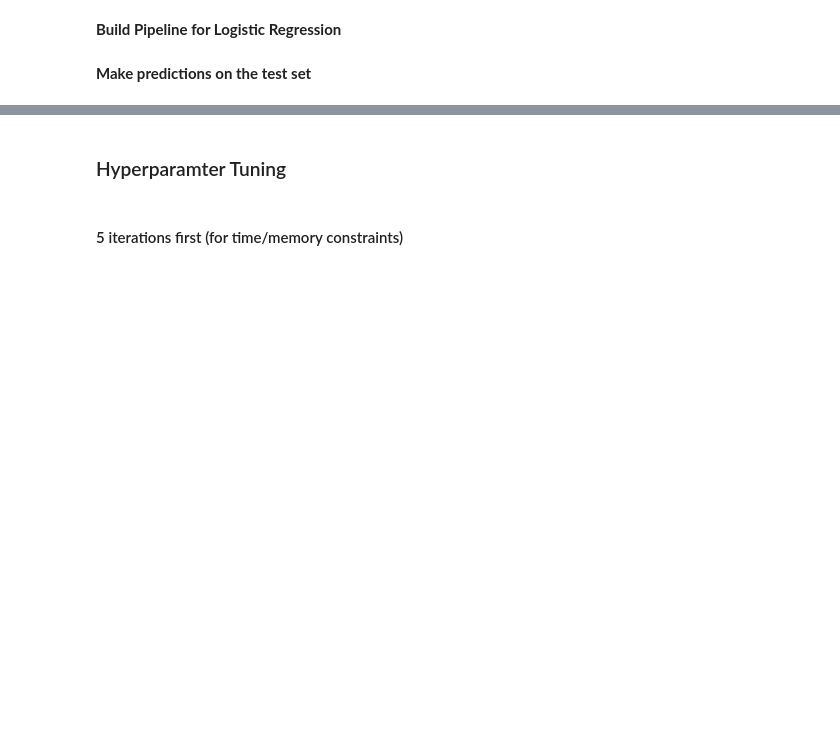
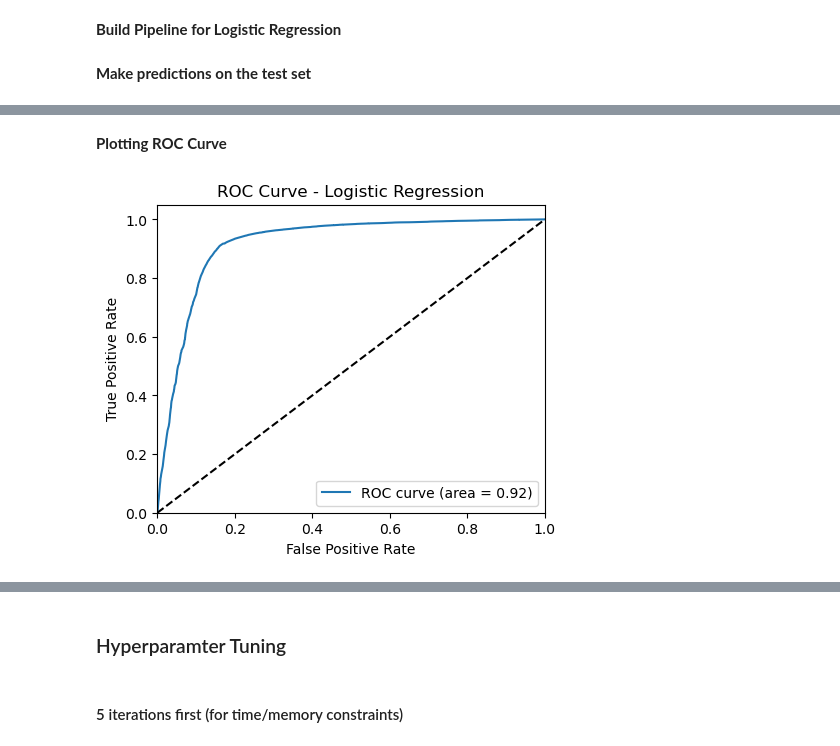
Before and after one commit to MacHLeroy/ds5110_final_project, a Jupyter notebook: 6.8FinalProjectF.ipynb, the cells around one changed output, grey strips where cells are left out. Saved outputs shown, nothing was run; the diff lists cells and outputs as text; code cells hidden in the pictures; blank space fills up the shorter version.

```diff
--- a/6.8FinalProjectF.ipynb
+++ b/6.8FinalProjectF.ipynb
@@ -415,0 +420,2 @@ AUROC =  0.9018306492398319
+# %% [markdown]
+**Plotting ROC Curve**
@@ -415,0 +429,24 @@ AUROC =  0.9018306492398319
+# %%
+# Visualization
+lr_FPR = dict()                                                        # FPR: False Positive Rate
+lr_tpr = dict()                                                        # TPR: True Positive Rate
+lr_roc_auc = dict()
+
+lr_y_test = [i[1] for i in PredAndLabels_list]
+lr_y_score = [i[0] for i in PredAndLabels_list]
+
+lr_fpr, lr_tpr, _ = roc_curve(y_test, y_score)
+lr_roc_auc = auc(lr_fpr, lr_tpr)
+# %%
+plt.figure(figsize=(5,4))
+plt.plot(lr_fpr, lr_tpr, label='ROC curve (area = %0.2f)' % lr_roc_auc)
+plt.plot([0, 1], [0, 1], 'k--')
+plt.xlim([0.0, 1.0])
+plt.ylim([0.0, 1.05])
+plt.xlabel('False Positive Rate')
+plt.ylabel('True Positive Rate')
+plt.title('ROC Curve - Logistic Regression')
+plt.legend(loc="lower right")
+plt.show()
+# %% [output]
+[figure, added]
```
Also changed, not shown: parts of 41 cells of this notebook.
